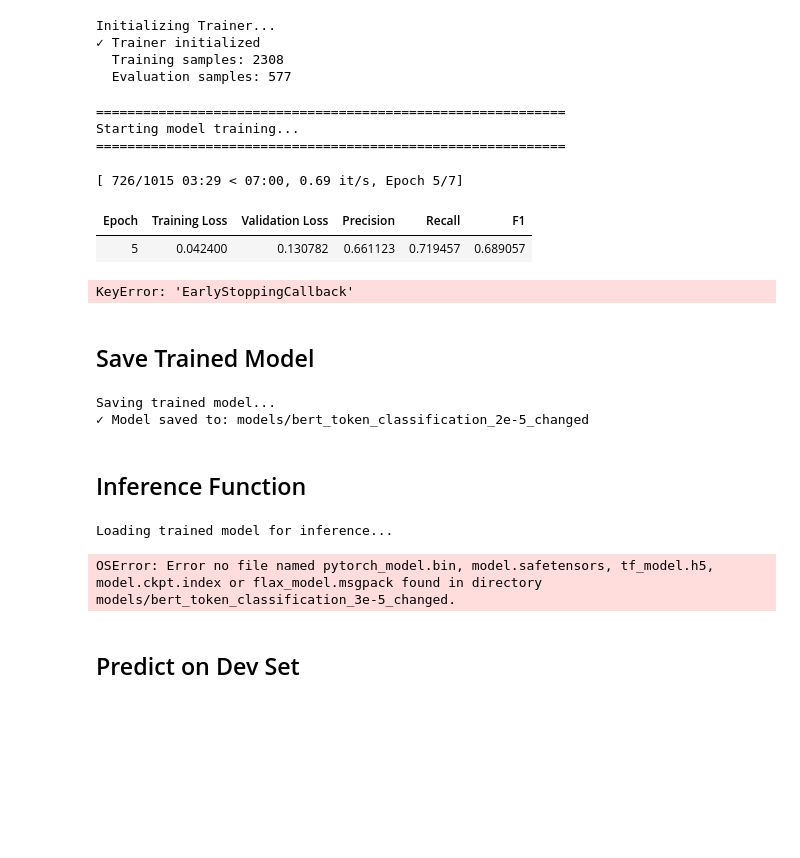
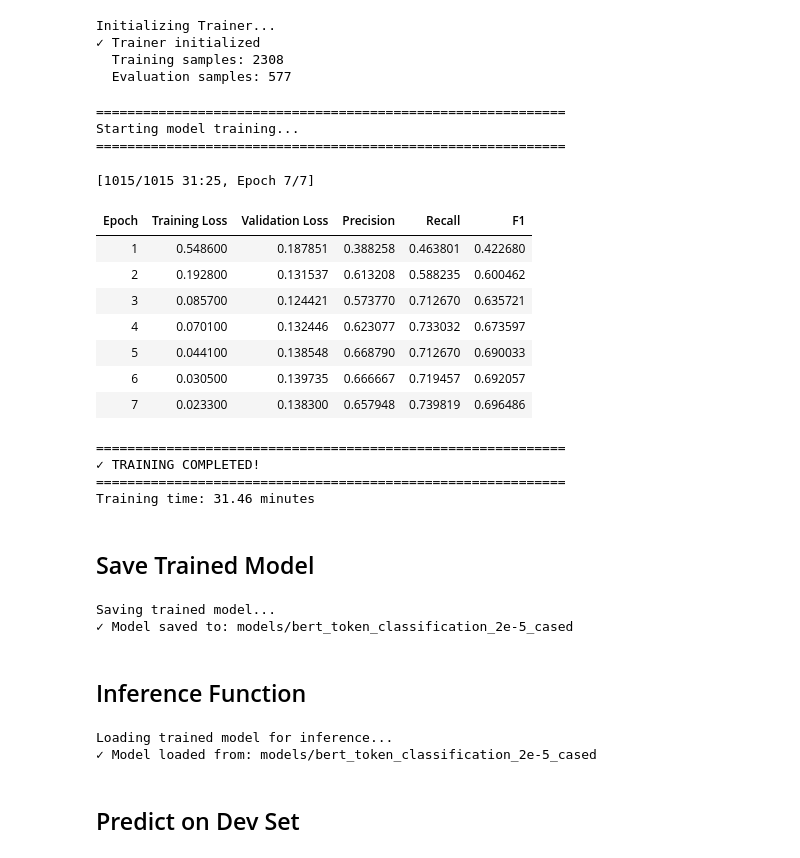
Before and after one commit to sofiamaule/ATE-IT_SofiaMaule, a Jupyter notebook: src/bert_term_extraction_extended.ipynb, the cells around one changed output. Saved outputs shown, nothing was run; the diff lists cells and outputs as text; code cells hidden in the pictures; blank space fills up the shorter version.

Commit message:
bert cased model results

```diff
--- a/src/bert_term_extraction_extended.ipynb
+++ b/src/bert_term_extraction_extended.ipynb
@@ -46,7 +46,7 @@ print(f"Label to ID: {label2id}")
 
 # Model configuration
 model_name = "dbmdz/bert-base-italian-cased" # for everything before: bert-base-italian-uncased
-output_model_dir = "models/bert_token_classification_3e-5_cased" #TODO CHANHGE
+output_model_dir = "models/bert_token_classification_2e-5_cased" #TODO CHANHGE
 
 print(f"\nModel: {model_name}")
 print(f"Output directory: {output_model_dir}")
@@ -560,13 +561,12 @@ def compute_metrics(eval_pred):
 
 training_args = TrainingArguments(
     output_dir=output_model_dir,
-    learning_rate=3e-5,                  # TORNA a 2e-5 (2e-5_changed) - PRIMA 3e-5
+    learning_rate=2e-5,                  # TORNA a 2e-5 (2e-5_changed) - PRIMA 3e-5
     per_device_train_batch_size=16,
     per_device_eval_batch_size=16,
     num_train_epochs=7,                  # tetto massimo
     weight_decay=0.01,
 
-    # !!! PARAMETRO CORRETTO !!!
     eval_strategy="epoch",         # non eval_strategy
     save_strategy="epoch",
     load_best_model_at_end=True,
@@ -638,30 +638,39 @@ Initializing Trainer...
 # %%
 # Start training
 print("="*60)
 print("Starting model training...")
 print("="*60)
 
 import time
 training_start_time = time.time()
 
-#train_result = trainer.train()
-trainer.train(resume_from_checkpoint="models/bert_token_classification/checkpoint-580")
+train_result = trainer.train()
+#trainer.train(resume_from_checkpoint="models/bert_token_classification/checkpoint-580")
 
 
 training_duration = time.time() - training_start_time
 
 print("\n" + "="*60)
 print("✓ TRAINING COMPLETED!")
 print("="*60)
 print(f"Training time: {training_duration/60:.2f} minutes")
 # %% [output]
 ============================================================
 Starting model training...
 ============================================================
-[ 726/1015 03:29 < 07:00, 0.69 it/s, Epoch 5/7]
+[1015/1015 31:25, Epoch 7/7]
 | Epoch | Training Loss | Validation Loss | Precision | Recall | F1 |
-| 5 | 0.042400 | 0.130782 | 0.661123 | 0.719457 | 0.689057 |
+| 1 | 0.548600 | 0.187851 | 0.388258 | 0.463801 | 0.422680 |
+| 2 | 0.192800 | 0.131537 | 0.613208 | 0.588235 | 0.600462 |
+| 3 | 0.085700 | 0.124421 | 0.573770 | 0.712670 | 0.635721 |
+| 4 | 0.070100 | 0.132446 | 0.623077 | 0.733032 | 0.673597 |
+| 5 | 0.044100 | 0.138548 | 0.668790 | 0.712670 | 0.690033 |
+| 6 | 0.030500 | 0.139735 | 0.666667 | 0.719457 | 0.692057 |
+| 7 | 0.023300 | 0.138300 | 0.657948 | 0.739819 | 0.696486 |
-KeyError: 'EarlyStoppingCallback'
+============================================================
+✓ TRAINING COMPLETED!
+============================================================
+Training time: 31.46 minutes
 # %% [markdown]
 ## Save Trained Model
 # %%
@@ -675,7 +684,7 @@ tokenizer.save_pretrained(output_model_dir)
 print(f"✓ Model saved to: {output_model_dir}")
 # %% [output]
 Saving trained model...
-✓ Model saved to: models/bert_token_classification_2e-5_changed
+✓ Model saved to: models/bert_token_classification_2e-5_cased
 # %% [markdown]
 ## Inference Function
 # %%
@@ -689,7 +698,7 @@ inference_model.eval()
 print(f"✓ Model loaded from: {output_model_dir}")
 # %% [output]
 Loading trained model for inference...
+✓ Model loaded from: models/bert_token_classification_2e-5_cased
-OSError: Error no file named pytorch_model.bin, model.safetensors, tf_model.h5, model.ckpt.index or flax_model.msgpack found in directory models/bert_token_classification_3e-5_changed.
 # %% [markdown]
 ## Predict on Dev Set
 # %%
```
Also changed, not shown: parts of 9 cells of this notebook, 10 other files.
